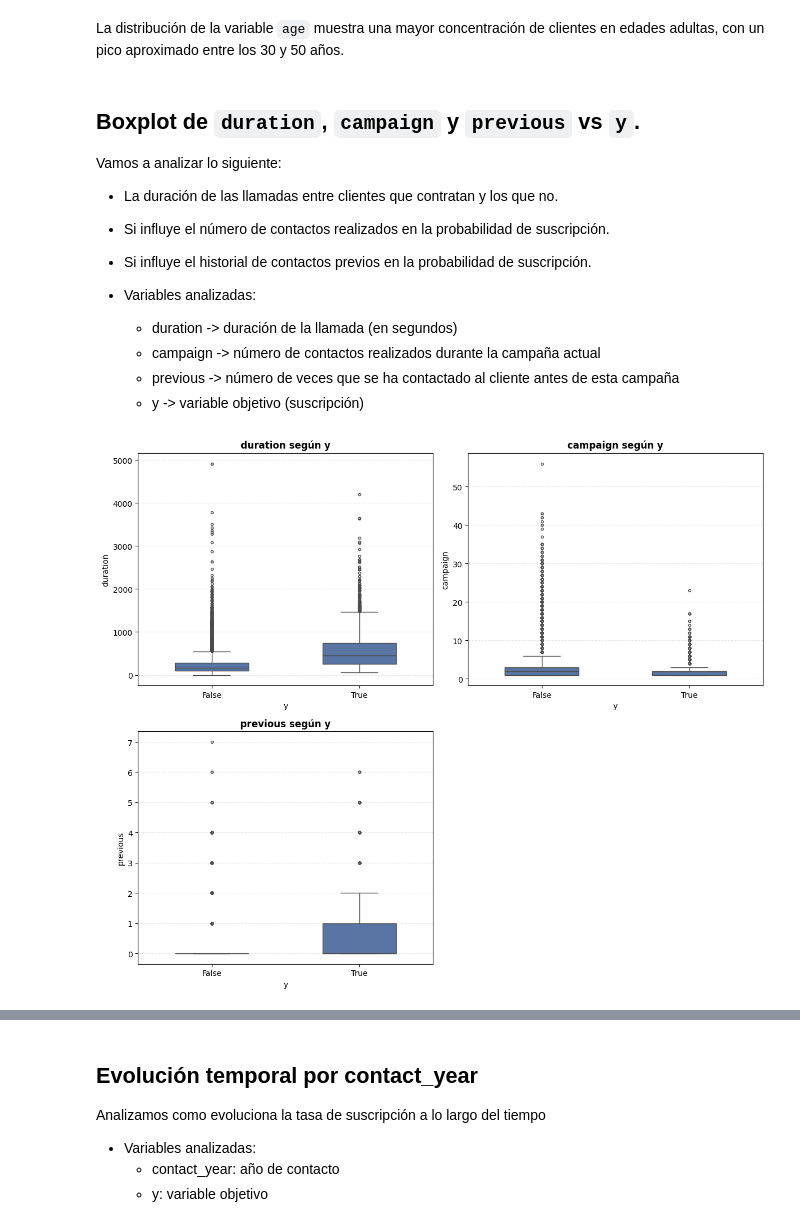
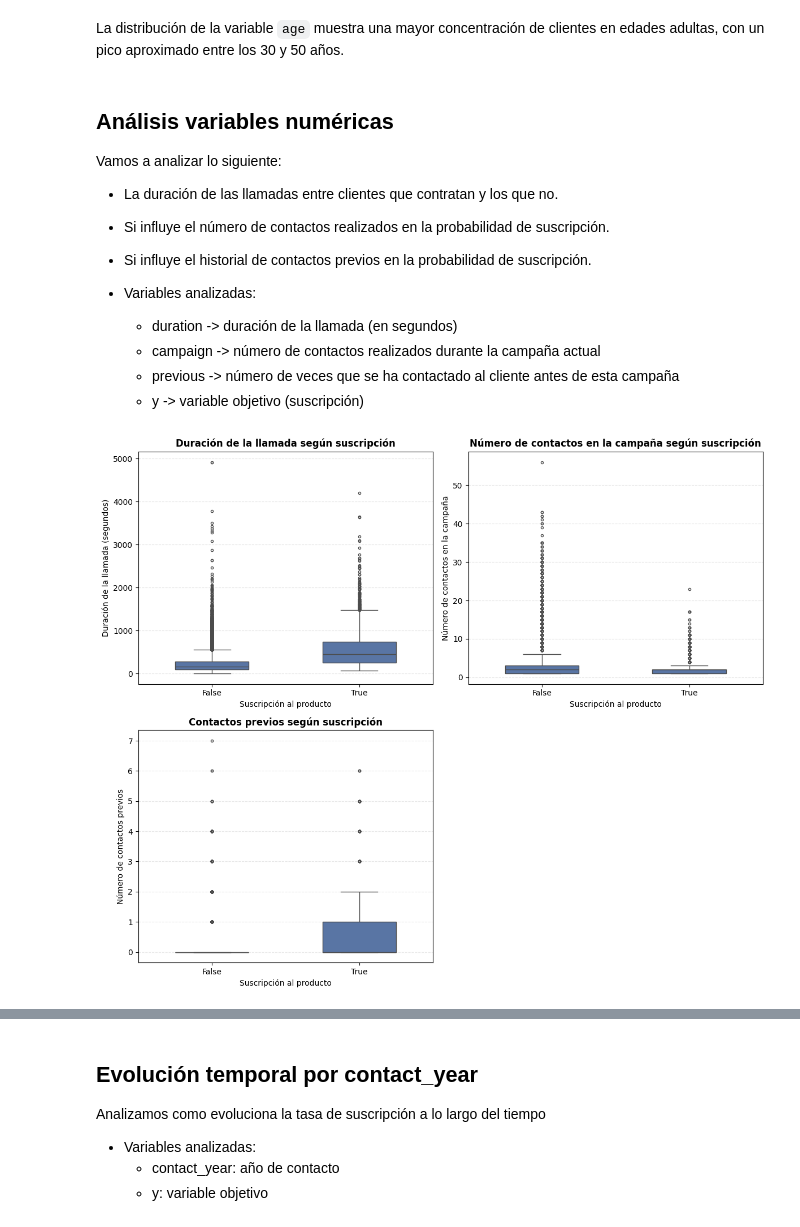
Before and after one commit to Krystiian5/bank_marketing, a Jupyter notebook: notebooks/04.eda_descriptivo_bank.ipynb, the cells around one changed output, grey strips where cells are left out. Saved outputs shown, nothing was run; the diff lists cells and outputs as text; code cells hidden in the pictures.

```diff
--- a/notebooks/04.eda_descriptivo_bank.ipynb
+++ b/notebooks/04.eda_descriptivo_bank.ipynb
@@ -91,7 +82,7 @@ spv.plot_hist(df,['age'])
 # %% [markdown]
 La distribución de la variable `age` muestra una mayor concentración de clientes en edades adultas, con un pico aproximado entre los 30 y 50 años.
 # %% [markdown]
-## Boxplot de `duration`, `campaign` y `previous` vs `y`.
+## Análisis variables numéricas
 
 Vamos a analizar lo siguiente:
 
@@ -104,8 +95,27 @@ Vamos a analizar lo siguiente:
     - campaign -> número de contactos realizados durante la campaña actual
     - previous -> número de veces que se ha contactado al cliente antes de esta campaña
     - y -> variable objetivo (suscripción)
+# %%
+num_cols = ['duration', 'campaign', 'previous']
+title_map = {
+    'duration': 'Duración de la llamada según suscripción',
+    'campaign': 'Número de contactos en la campaña según suscripción',
+    'previous': 'Contactos previos según suscripción'
+}
+ylabel_map = {
+    'duration': 'Duración de la llamada (segundos)',
+    'campaign': 'Número de contactos en la campaña',
+    'previous': 'Número de contactos previos'
+}
 # %%
-spv.plot_box_vs_target(df, ['duration', 'campaign', 'previous'])
+spv.plot_box_vs_target(
+    df=df,
+    num_cols=num_cols,
+    target='y',
+    title_map=title_map,
+    xlabel='Suscripción al producto',
+    ylabel_map=ylabel_map
+)
 # %% [output]
-[figure, old version]
+[figure, new version]
 # %% [markdown]
```
Also changed, not shown: parts of 11 cells of this notebook, 3 other files.
